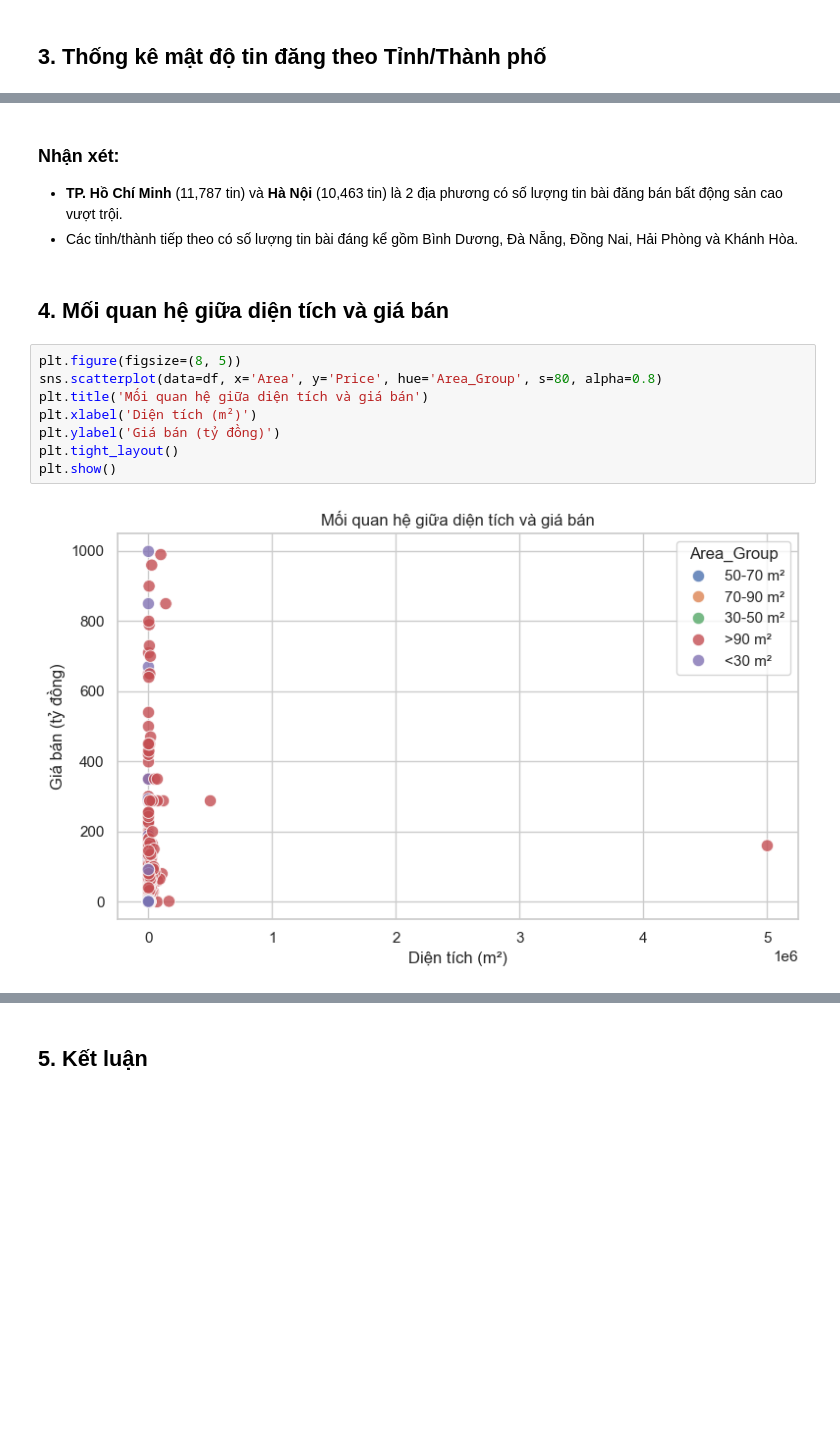
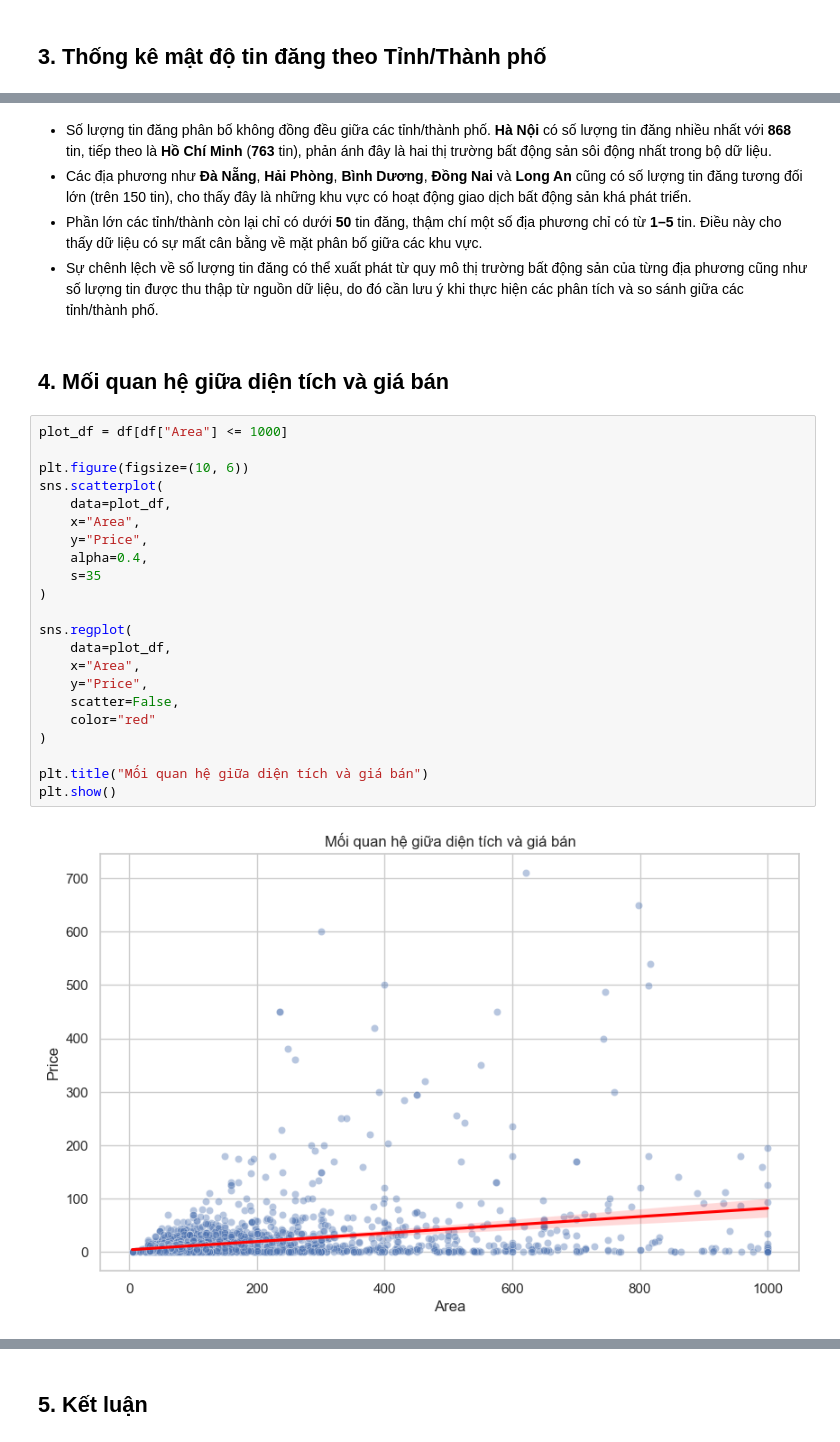
Before and after one commit to ohthisischichi/DataVisualization-Group14-FinalProject, a Jupyter notebook: Data/notebooks/02_eda_visualization.ipynb, the cells around one changed output, grey strips where cells are left out. Drawn from its saved outputs; the diff is of its cells as text; blank space fills up the shorter version.

Commit message:
data hoan chinh

```diff
--- a/Data/notebooks/02_eda_visualization.ipynb
+++ b/Data/notebooks/02_eda_visualization.ipynb
@@ -120,19 +127,34 @@ Hậu Giang            1
 Hà Giang             1
 Name: count, dtype: int64
 # %% [markdown]
-### Nhận xét:
-- **TP. Hồ Chí Minh** (11,787 tin) và **Hà Nội** (10,463 tin) là 2 địa phương có số lượng tin bài đăng bán bất động sản cao vượt trội.
-- Các tỉnh/thành tiếp theo có số lượng tin bài đáng kể gồm Bình Dương, Đà Nẵng, Đồng Nai, Hải Phòng và Khánh Hòa.
+- Số lượng tin đăng phân bố không đồng đều giữa các tỉnh/thành phố. **Hà Nội** có số lượng tin đăng nhiều nhất với **868** tin, tiếp theo là **Hồ Chí Minh** (**763** tin), phản ánh đây là hai thị trường bất động sản sôi động nhất trong bộ dữ liệu.
+- Các địa phương như **Đà Nẵng**, **Hải Phòng**, **Bình Dương**, **Đồng Nai** và **Long An** cũng có số lượng tin đăng tương đối lớn (trên 150 tin), cho thấy đây là những khu vực có hoạt động giao dịch bất động sản khá phát triển.
+- Phần lớn các tỉnh/thành còn lại chỉ có dưới **50** tin đăng, thậm chí một số địa phương chỉ có từ **1–5** tin. Điều này cho thấy dữ liệu có sự mất cân bằng về mặt phân bố giữa các khu vực.
+- Sự chênh lệch về số lượng tin đăng có thể xuất phát từ quy mô thị trường bất động sản của từng địa phương cũng như số lượng tin được thu thập từ nguồn dữ liệu, do đó cần lưu ý khi thực hiện các phân tích và so sánh giữa các tỉnh/thành phố.
 # %% [markdown]
 ## 4. Mối quan hệ giữa diện tích và giá bán
 # %%
-plt.figure(figsize=(8, 5))
-sns.scatterplot(data=df, x='Area', y='Price', hue='Area_Group', s=80, alpha=0.8)
-plt.title('Mối quan hệ giữa diện tích và giá bán')
-plt.xlabel('Diện tích (m²)')
-plt.ylabel('Giá bán (tỷ đồng)')
-plt.tight_layout()
+plot_df = df[df["Area"] <= 1000]
+
+plt.figure(figsize=(10, 6))
+sns.scatterplot(
+    data=plot_df,
+    x="Area",
+    y="Price",
+    alpha=0.4,
+    s=35
+)
+
+sns.regplot(
+    data=plot_df,
+    x="Area",
+    y="Price",
+    scatter=False,
+    color="red"
+)
+
+plt.title("Mối quan hệ giữa diện tích và giá bán")
 plt.show()
 # %% [output]
-[figure, old version]
+[figure, new version]
 # %% [markdown]
```
Also changed, not shown: parts of 14 cells of this notebook, 15 other files.
